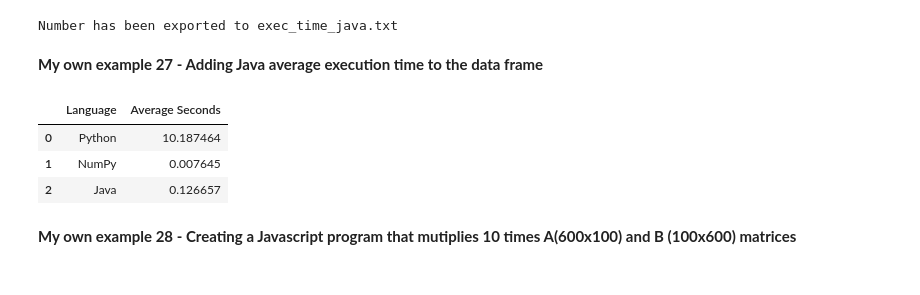
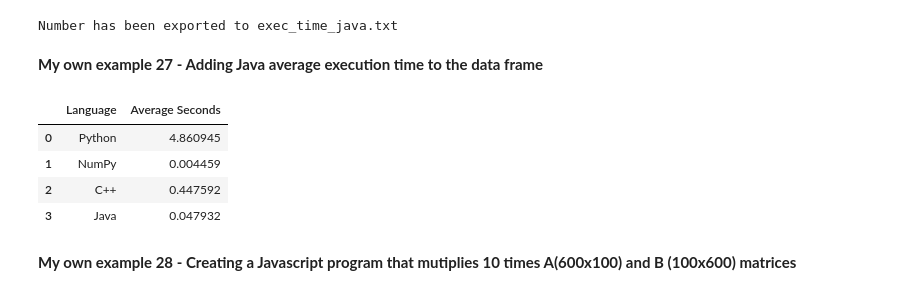
Before and after one commit to Jalzateco/MetNumUN2024I, a Jupyter notebook: Lab2/Laboratorio_2_Métodos_Numéricos.ipynb, the cells around one changed output. Drawn from its saved outputs; the diff is of its cells as text; code cells hidden in the pictures.

```diff
--- a/Lab2/Laboratorio_2_Métodos_Numéricos.ipynb
+++ b/Lab2/Laboratorio_2_Métodos_Numéricos.ipynb
@@ -479,9 +477,9 @@ import pandas as pd
 # %%
 avg_exec_time_python = average
 
-dictionary = {'Language':['Python'], 'Average Seconds':[avg_exec_time_python],}
+dictionary_python = {'Language':['Python'], 'Average Seconds':[avg_exec_time_python],}
 
-dataFrame = pd.DataFrame(dictionary)
-display(dataFrame)
+dataframe_python = pd.DataFrame(dictionary_python)
+display(dataframe_python)
 # %% [output]
 |  | Language | Average Seconds |
@@ -520,12 +518,12 @@ average = (sum/10)
 # %%
 avg_exec_time_numpy = average
 
-dictionary2 = {'Language':['NumPy'], 'Average Seconds':[avg_exec_time_numpy],}
+dictionary_numpy = {'Language':['NumPy'], 'Average Seconds':[avg_exec_time_numpy],}
 
-dataFrame = pd.DataFrame(dictionary)
-dataFrame2 = pd.DataFrame(dictionary2)
+dataframe_python = pd.DataFrame(dictionary_python)
+dataframe_numpy = pd.DataFrame(dictionary_numpy)
 
-combined_df = pd.concat([dataFrame, dataFrame2], ignore_index=True)
+combined_df = pd.concat([dataframe_python, dataframe_numpy], ignore_index=True)
 
 display(combined_df)
 # %% [output]
@@ -630,0 +949,12 @@ b = [[5, 6],
+# %%
+cpp_file = open('exec_time_cpp.txt', 'r')
+avg_exec_time_cpp = float(cpp_file.readline())
+dictionary_cpp = {'Language':['C++'], 'Average Seconds':[avg_exec_time_cpp]}
+
+dataframe_python = pd.DataFrame(dictionary_python)
+dataframe_numpy = pd.DataFrame(dictionary_numpy)
+dataframe_cpp = pd.DataFrame(dictionary_cpp)
+
+combined_df = pd.concat([dataframe_python, dataframe_numpy, dataframe_cpp], ignore_index=True)
+
+display(combined_df)
@@ -741,18 +1076,21 @@ Number has been exported to exec_time_java.txt
 # %%
 java_file = open('exec_time_java.txt', 'r')
 avg_exec_time_java = float(java_file.readline())
-dictionary3 = {'Language':['Java'], 'Average Seconds':[avg_exec_time_java]}
+dictionary_java = {'Language':['Java'], 'Average Seconds':[avg_exec_time_java]}
 
-dataFrame = pd.DataFrame(dictionary)
-dataFrame2 = pd.DataFrame(dictionary2)
-dataFrame3 = pd.DataFrame(dictionary3)
-combined_df = pd.concat([dataFrame, dataFrame2, dataFrame3], ignore_index=True)
+dataframe_python = pd.DataFrame(dictionary_python)
+dataframe_numpy = pd.DataFrame(dictionary_numpy)
+dataframe_cpp = pd.DataFrame(dictionary_cpp)
+dataframe_java = pd.DataFrame(dictionary_java)
+
+combined_df = pd.concat([dataframe_python, dataframe_numpy, dataframe_cpp, dataframe_java], ignore_index=True)
 
 display(combined_df)
 # %% [output]
 |  | Language | Average Seconds |
-| 0 | Python | 10.187464 |
-| 1 | NumPy | 0.007645 |
-| 2 | Java | 0.126657 |
+| 0 | Python | 4.860945 |
+| 1 | NumPy | 0.004459 |
+| 2 | C++ | 0.447592 |
+| 3 | Java | 0.047932 |
 # %% [markdown]
 **My own example 28 - Creating a Javascript program that mutiplies 10 times A(600x100) and  B (100x600) matrices**
```
Also changed, not shown: parts of 55 cells of this notebook.
